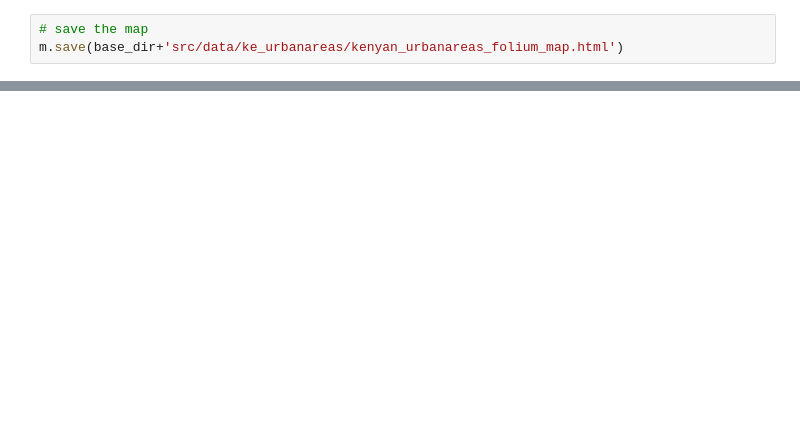
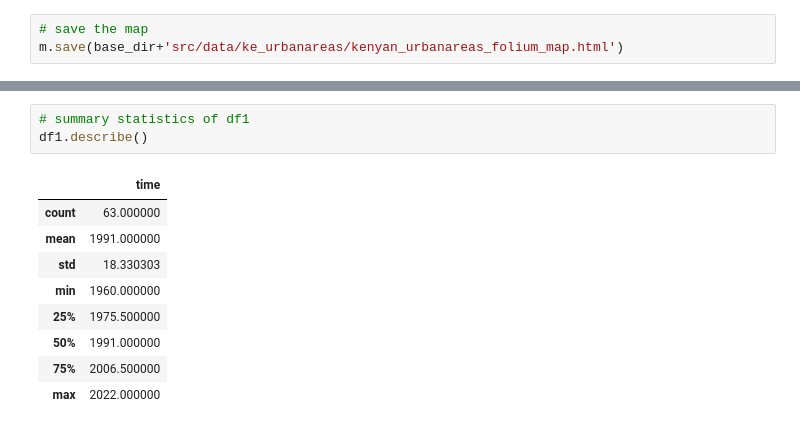
Before and after one commit to teofizzy/dte_datathon, a Jupyter notebook: src/challenges/challenge_1/index.ipynb, the cells around one changed output, grey strips where cells are left out. Drawn from its saved outputs; the diff is of its cells as text; blank space fills up the shorter version.

```diff
--- a/src/challenges/challenge_1/index.ipynb
+++ b/src/challenges/challenge_1/index.ipynb
@@ -75,0 +146,13 @@ youth_unemp = pd.read_csv(base_dir+'src/data/kenya-youth-unemployment-rate.csv')
+# %%
+# summary statistics of df1
+df1.describe()
+# %% [output]
+|  | time |
+| count | 63.000000 |
+| mean | 1991.000000 |
+| std | 18.330303 |
+| min | 1960.000000 |
+| 25% | 1975.500000 |
+| 50% | 1991.000000 |
+| 75% | 2006.500000 |
+| max | 2022.000000 |
```
Also changed, not shown: parts of 13 cells of this notebook, 2 other files.
